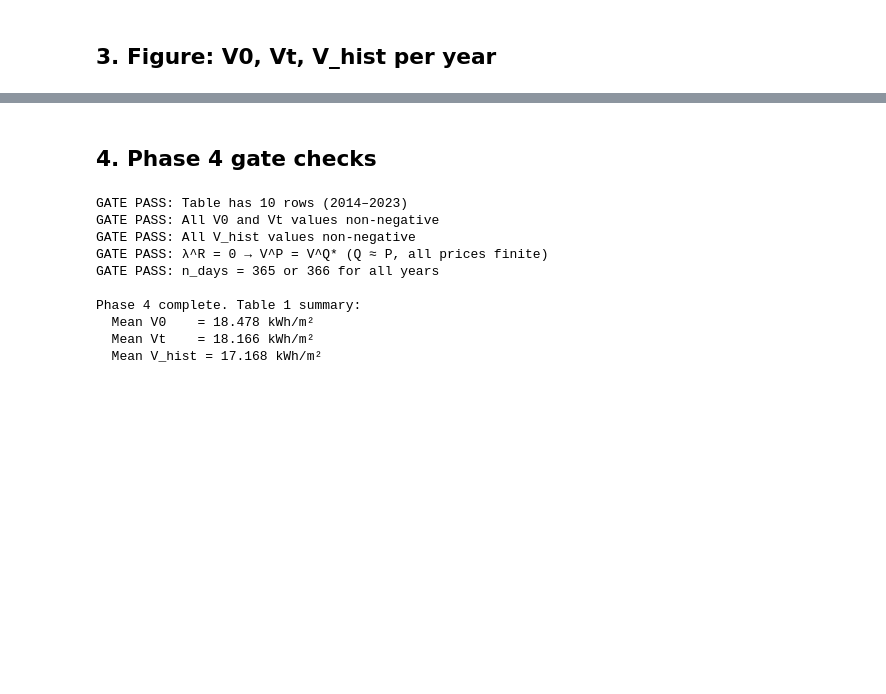
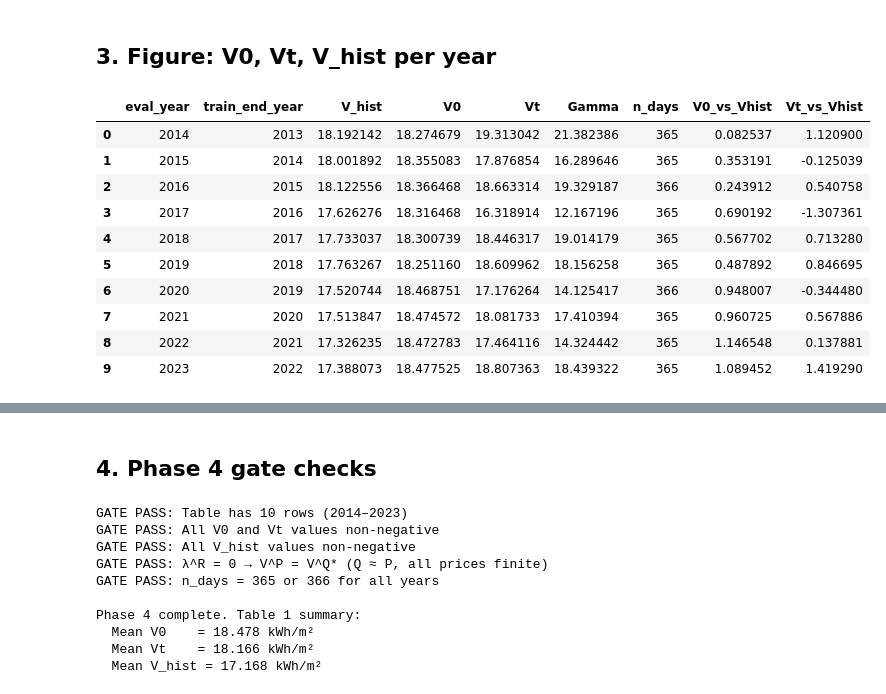
Before and after one commit to rafafvs/solar_python, a Jupyter notebook: vignettespy/notebook-table1-soradidx.ipynb, the cells around one changed output, grey strips where cells are left out. Cells and saved outputs as stored; diff of their text form; code cells hidden in the pictures; blank space fills up the shorter version.

```diff
--- a/vignettespy/notebook-table1-soradidx.ipynb
+++ b/vignettespy/notebook-table1-soradidx.ipynb
@@ -95,6 +106,21 @@ Table 1: SoRadIDX Annual Prices
 Saved to results/Table1_SoRadIDX.csv
 # %% [markdown]
 ## 3. Figure: V0, Vt, V_hist per year
+# %%
+table_plot = table1.iloc[:-1, :].copy()
+table_plot
+# %% [output]
+|  | eval_year | train_end_year | V_hist | V0 | Vt | Gamma | n_days | V0_vs_Vhist | Vt_vs_Vhist |
+| 0 | 2014 | 2013 | 18.192142 | 18.274679 | 19.313042 | 21.382386 | 365 | 0.082537 | 1.120900 |
+| 1 | 2015 | 2014 | 18.001892 | 18.355083 | 17.876854 | 16.289646 | 365 | 0.353191 | -0.125039 |
+| 2 | 2016 | 2015 | 18.122556 | 18.366468 | 18.663314 | 19.329187 | 366 | 0.243912 | 0.540758 |
+| 3 | 2017 | 2016 | 17.626276 | 18.316468 | 16.318914 | 12.167196 | 365 | 0.690192 | -1.307361 |
+| 4 | 2018 | 2017 | 17.733037 | 18.300739 | 18.446317 | 19.014179 | 365 | 0.567702 | 0.713280 |
+| 5 | 2019 | 2018 | 17.763267 | 18.251160 | 18.609962 | 18.156258 | 365 | 0.487892 | 0.846695 |
+| 6 | 2020 | 2019 | 17.520744 | 18.468751 | 17.176264 | 14.125417 | 366 | 0.948007 | -0.344480 |
+| 7 | 2021 | 2020 | 17.513847 | 18.474572 | 18.081733 | 17.410394 | 365 | 0.960725 | 0.567886 |
+| 8 | 2022 | 2021 | 17.326235 | 18.472783 | 17.464116 | 14.324442 | 365 | 1.146548 | 0.137881 |
+| 9 | 2023 | 2022 | 17.388073 | 18.477525 | 18.807363 | 18.439322 | 365 | 1.089452 | 1.419290 |
 # %%
 fig, axes = plt.subplots(1, 2, figsize=(14, 5))
 
```
Also changed, not shown: parts of 4 cells of this notebook, 18 other files.
